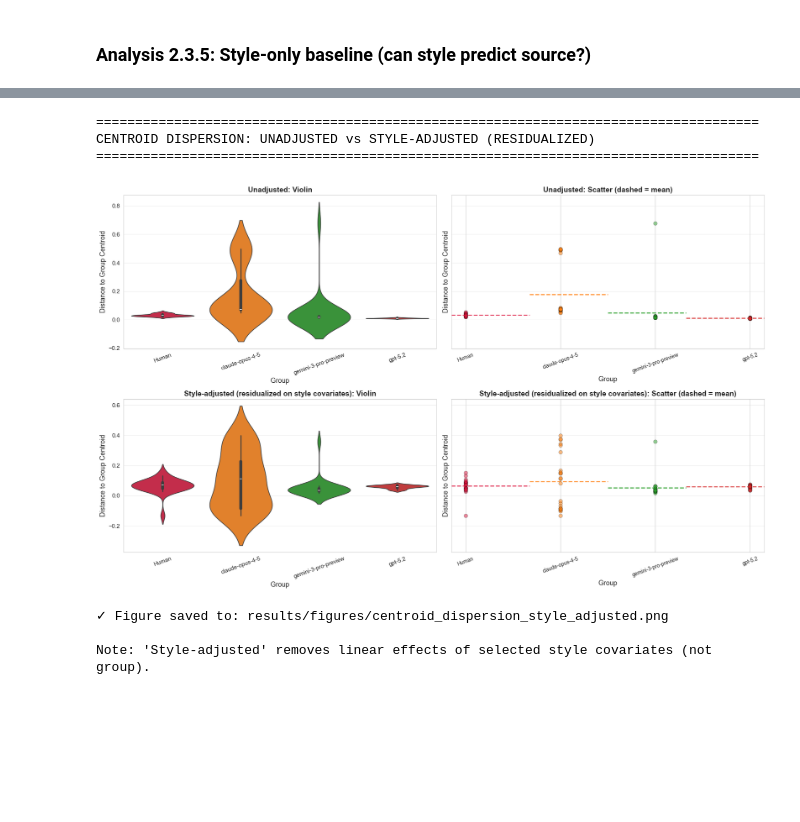
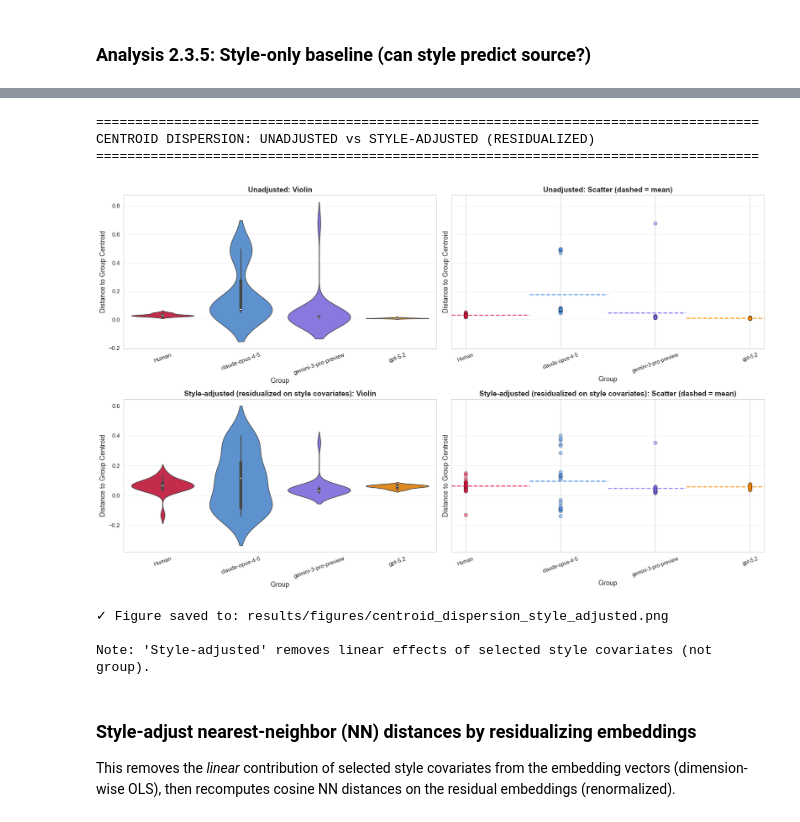
Before and after one commit to eveyhuang/human-AI-proposal, a Jupyter notebook: compare_proposals_baseline.ipynb, the cells around one changed output, grey strips where cells are left out. Cells and saved outputs as stored; diff of their text form; code cells hidden in the pictures; blank space fills up the shorter version.

Commit message:
updated metadata for ai models

```diff
--- a/compare_proposals_baseline.ipynb
+++ b/compare_proposals_baseline.ipynb
@@ -61,6 +78,6 @@ print(f"✓ CUDA available: {torch.cuda.is_available()}")
 # %%
-def retrieve_embeddings(type):
-    with open(f'data/embeddings/{type}/proposal_embeddings_human_ai_baseline.pkl', 'rb') as f:
+def retrieve_embeddings(path_to_embeddings):
+    with open(path_to_embeddings, 'rb') as f:
         embeddings_data = pickle.load(f)
     return embeddings_data
 # %%
@@ -2382,14 +2408,14 @@ human_novelty_scores, human_nn_indices = compute_novelty_scores(
     human_embeddings_abstract, literature_embeddings, k=k
 )
 
-# Split AI novelty by model
-model_novelty_scores = {}
-cumulative_offset = 0
-for model in ai_models:
-    n_model = len(model_embeddings_dict[model])
-    if n_model > 0:
-        model_novelty_scores[model] = ai_novelty_scores[cumulative_offset:cumulative_offset + n_model]
-        cumulative_offset += n_model
+# Split AI novelty by model (mask-based; do NOT assume contiguous blocks)
+if 'ai_df' not in globals() or 'model' not in ai_df.columns:
+    raise RuntimeError("ai_df with a 'model' column is required to split AI novelty scores by model")
+
+ai_models = sorted(ai_df['model'].astype(str).unique().tolist())
+ai_model_series = ai_df['model'].astype(str).values
+
+model_novelty_scores = {m: ai_novelty_scores[ai_model_series == m] for m in ai_models}
 
 # Display statistics
 print(f"\n{'='*85}")
@@ -2546,14 +2572,6 @@ Cliff's Delta:
 # %%
 # Visualization: Novelty scores by group
 fig, axes = plt.subplots(2, 2, figsize=(18, 12))
-
-# Color scheme (consistent with previous analyses)
-colors = {
-    'Human': '#DC143C',  # Crimson red
-    'claude-opus-4-6': '#4A90E2',  # Blue
-    'gemini-3-pro-preview': '#7B68EE',  # Purple
-    'gpt-5.2': '#FF8C00',  # Dark orange
-}
 
 group_order = ['Human'] + [m for m in ai_models if m in model_novelty_scores]
 
@@ -4634,8 +4853,4 @@ Permutation test (AUROC, 1,000 label shuffles):
 # %%
-# ----------------------------
-# Analysis 2.3.6A: Style-controlled sensitivity via residualization
-# ----------------------------
-
 from sklearn.metrics.pairwise import cosine_distances
 
 print("="*85)
@@ -4652,14 +4867,7 @@ else:
     group = np.array([0] * len(E_h) + [1] * len(E_a))  # 0=Human, 1=AI
 
     # Style covariates (compact set)
-    cov_cols = [
-        'n_words',
-        'avg_sent_len_words',
-        'type_token_ratio',
-        'hedge_rate',
-        'fk_grade_level',
-        'header_lines'
-    ]
+    cov_cols = ['n_words','avg_sent_len_words','type_token_ratio','hedge_rate','fk_grade_level']
     cov = style_df[cov_cols].replace([np.inf, -np.inf], np.nan).fillna(style_df[cov_cols].median()).values
     cov = StandardScaler().fit_transform(cov)
 
@@ -4760,7 +5181,7 @@ else:
         y_raw[idx] = cosine_distances(E[idx], centroid).ravel()
 
     # Style residualization (remove linear effect of style covariates; keep scale comparable)
-    cov_cols = ['n_words','avg_sent_len_words','type_token_ratio','hedge_rate','fk_grade_level','header_lines']
+    cov_cols = ['n_words','avg_sent_len_words','type_token_ratio','hedge_rate','fk_grade_level']
     X_cov = style_df[cov_cols].replace([np.inf, -np.inf], np.nan).fillna(style_df[cov_cols].median()).values
     X_cov = StandardScaler().fit_transform(X_cov)
     X = np.column_stack([np.ones(len(y_raw)), X_cov])
@@ -4803,34 +5224,39 @@ else:
                 s=50, edgecolors='black', linewidth=0.5
             )
             ax_scatter.axhline(
                 np.mean(vals),
                 xmin=xpos/len(group_order), xmax=(xpos+1)/len(group_order),
                 color=colors_local.get(g, 'gray'), linestyle='--', linewidth=2, alpha=0.8
             )
 
         ax_scatter.set_xticks(range(len(group_order)))
         ax_scatter.set_xticklabels(group_order, rotation=20, fontsize=10)
         ax_scatter.set_ylabel('Distance to Group Centroid', fontsize=13)
         ax_scatter.set_xlabel('Group', fontsize=13)
         ax_scatter.set_title(f'{row_title}: Scatter (dashed = mean)', fontsize=14, fontweight='bold')
         ax_scatter.grid(alpha=0.3, axis='y')
 
     fig, axes = plt.subplots(2, 2, figsize=(18, 11), sharey='row')
     _plot_row(axes[0, 0], axes[0, 1], y_raw, 'Unadjusted')
     _plot_row(axes[1, 0], axes[1, 1], y_adj, 'Style-adjusted (residualized on style covariates)')
 
     plt.tight_layout()
     out_path = 'results/figures/centroid_dispersion_style_adjusted.png'
     plt.savefig(out_path, dpi=300, bbox_inches='tight')
     plt.show()
 
     print(f"✓ Figure saved to: {out_path}")
     print("\nNote: 'Style-adjusted' removes linear effects of selected style covariates (not group).")
 # %% [output]
 =====================================================================================
 CENTROID DISPERSION: UNADJUSTED vs STYLE-ADJUSTED (RESIDUALIZED)
 =====================================================================================
-[figure, old version]
+[figure, new version]
 ✓ Figure saved to: results/figures/centroid_dispersion_style_adjusted.png
 
 Note: 'Style-adjusted' removes linear effects of selected style covariates (not group).
+# %% [markdown]
+### Style-adjust nearest-neighbor (NN) distances by residualizing embeddings
+
+
+This removes the *linear* contribution of selected style covariates from the embedding vectors (dimension-wise OLS), then recomputes cosine NN distances on the residual embeddings (renormalized).
```
Also changed, not shown: parts of 38 cells of this notebook, 15 other files.
